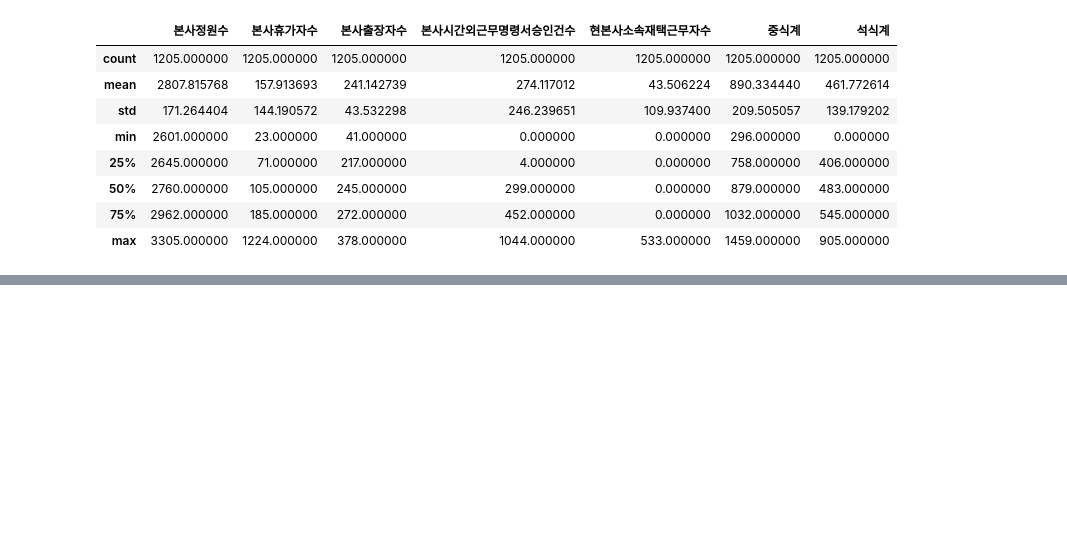
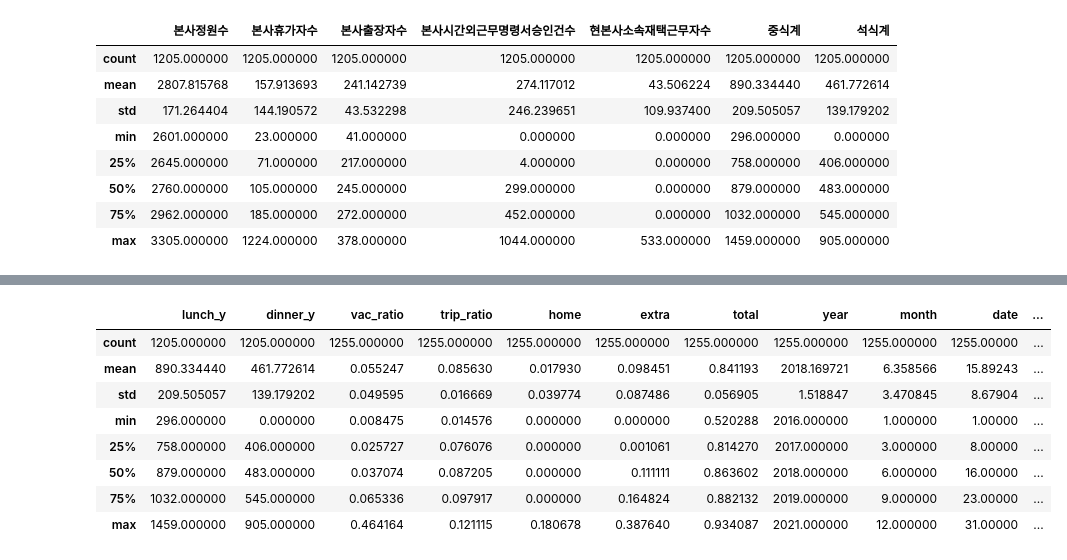
Before and after one commit to Haebuk/Python_Machine_Learning, a Jupyter notebook: 구내식당식수예측.ipynb, the cells around one changed output, grey strips where cells are left out. Saved outputs shown, nothing was run; the diff lists cells and outputs as text; code cells hidden in the pictures; blank space fills up the shorter version.

```diff
--- a/구내식당식수예측.ipynb
+++ b/구내식당식수예측.ipynb
@@ -168,0 +247,3 @@ for line in all_df['조식메뉴']:
+# %%
+for i in range(5):
+    print(breakfast_list[i])
@@ -168,0 +256,18 @@ for line in all_df['조식메뉴']:
+# %%
+del_col = [brkfst_del, lunch_del, dinner_del]
+B = deepcopy(breakfast_list)
+L = deepcopy(lunch_list)
+D = deepcopy(dinner_list)
+menu_list = [B, L, D]
+
+def menu_processing(del_list, menu_list):
+    list = []
+    for d in del_list:
+        for i in menu_list:
+            if d in i:
+                i.remove(d)
+
+for i, j in zip(del_col,[B, L, D]):
+    menu_processing(i, j)
+
+B[:5]
@@ -168,0 +280,7 @@ for line in all_df['조식메뉴']:
+# %%
+for i in range(len(all_df)):
+    all_df['조식메뉴'][i] = B[i]
+    all_df['중식메뉴'][i] = L[i]
+    all_df['석식메뉴'][i] = D[i]
+all_df.rename(columns={'조식메뉴':'breakfast', '중식메뉴':'lunch', '석식메뉴':'dinner', '중식계':'lunch_y', '석식계':'dinner_y'}, inplace=True)
+all_df.head(10)
@@ -168,0 +349,12 @@ for line in all_df['조식메뉴']:
+# %%
+base_df.describe()
+# %% [output]
+|  | lunch_y | dinner_y | vac_ratio | trip_ratio | home | extra | total | year | month | date | ... |
+| count | 1205.000000 | 1205.000000 | 1255.000000 | 1255.000000 | 1255.000000 | 1255.000000 | 1255.000000 | 1255.000000 | 1255.000000 | 1255.00000 | ... |
+| mean | 890.334440 | 461.772614 | 0.055247 | 0.085630 | 0.017930 | 0.098451 | 0.841193 | 2018.169721 | 6.358566 | 15.89243 | ... |
+| std | 209.505057 | 139.179202 | 0.049595 | 0.016669 | 0.039774 | 0.087486 | 0.056905 | 1.518847 | 3.470845 | 8.67904 | ... |
+| min | 296.000000 | 0.000000 | 0.008475 | 0.014576 | 0.000000 | 0.000000 | 0.520288 | 2016.000000 | 1.000000 | 1.00000 | ... |
+| 25% | 758.000000 | 406.000000 | 0.025727 | 0.076076 | 0.000000 | 0.001061 | 0.814270 | 2017.000000 | 3.000000 | 8.00000 | ... |
+| 50% | 879.000000 | 483.000000 | 0.037074 | 0.087205 | 0.000000 | 0.111111 | 0.863602 | 2018.000000 | 6.000000 | 16.00000 | ... |
+| 75% | 1032.000000 | 545.000000 | 0.065336 | 0.097917 | 0.000000 | 0.164824 | 0.882132 | 2019.000000 | 9.000000 | 23.00000 | ... |
+| max | 1459.000000 | 905.000000 | 0.464164 | 0.121115 | 0.180678 | 0.387640 | 0.934087 | 2021.000000 | 12.000000 | 31.00000 | ... |
```
Also changed, not shown: parts of 60 cells of this notebook.
